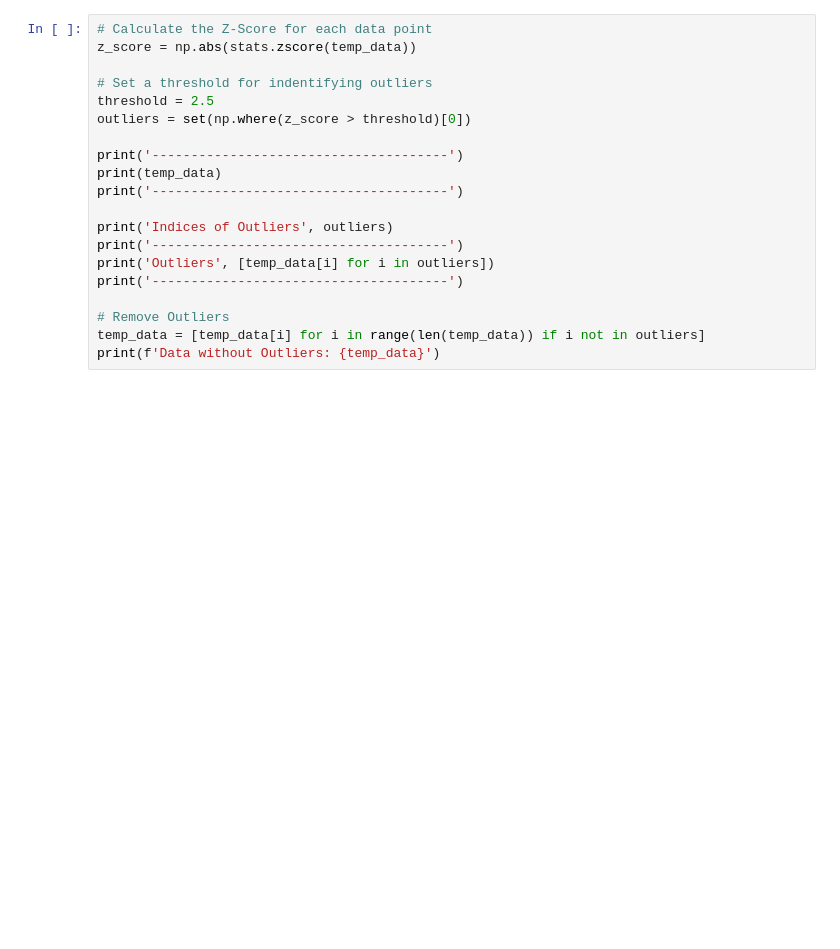
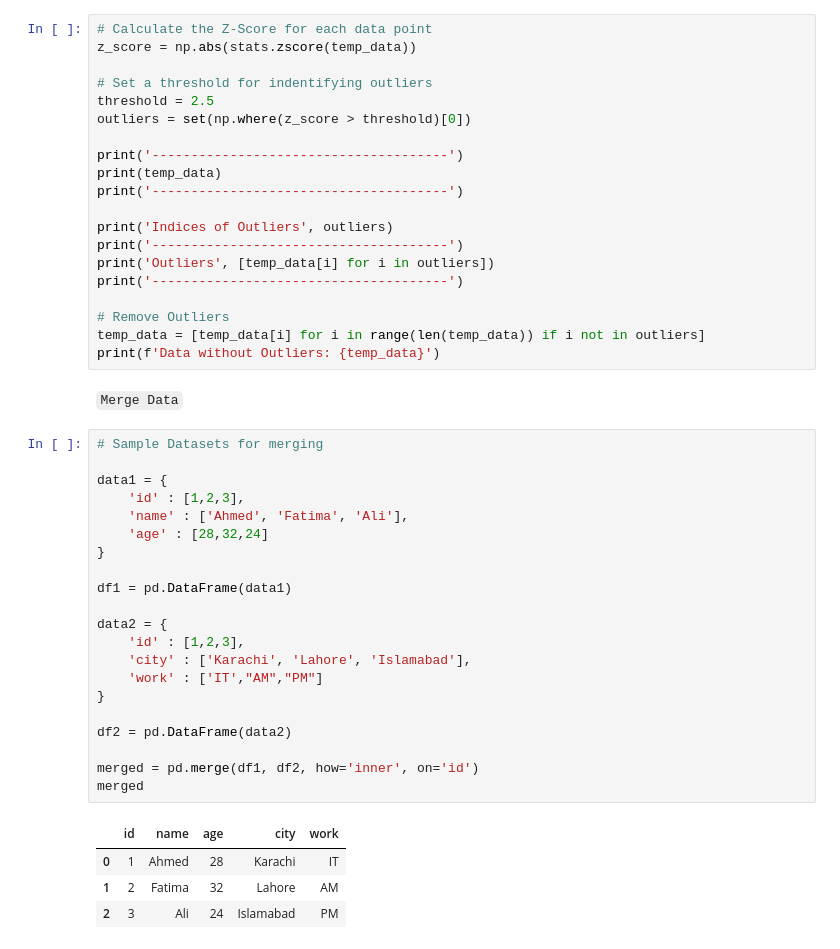
Before and after one commit to Munaam17/Practice-questions, a Jupyter notebook: Machine_Learning/ML.ipynb, the cells around one changed output. Saved outputs shown, nothing was run; the diff lists cells and outputs as text; blank space fills up the shorter version.

Commit message:
Merging the data

```diff
--- a/Machine_Learning/ML.ipynb
+++ b/Machine_Learning/ML.ipynb
@@ -258,3 +258,31 @@ print('--------------------------------------')
 # Remove Outliers
 temp_data = [temp_data[i] for i in range(len(temp_data)) if i not in outliers]
 print(f'Data without Outliers: {temp_data}')
+# %% [markdown]
+`Merge Data`
+# %%
+# Sample Datasets for merging
+
+data1 = {
+    'id' : [1,2,3],
+    'name' : ['Ahmed', 'Fatima', 'Ali'],
+    'age' : [28,32,24]
+}
+
+df1 = pd.DataFrame(data1)
+
+data2 = {
+    'id' : [1,2,3],
+    'city' : ['Karachi', 'Lahore', 'Islamabad'],
+    'work' : ['IT',"AM","PM"]
+}
+
+df2 = pd.DataFrame(data2)
+
+merged = pd.merge(df1, df2, how='inner', on='id')
+merged
+# %% [output]
+|  | id | name | age | city | work |
+| 0 | 1 | Ahmed | 28 | Karachi | IT |
+| 1 | 2 | Fatima | 32 | Lahore | AM |
+| 2 | 3 | Ali | 24 | Islamabad | PM |
```
